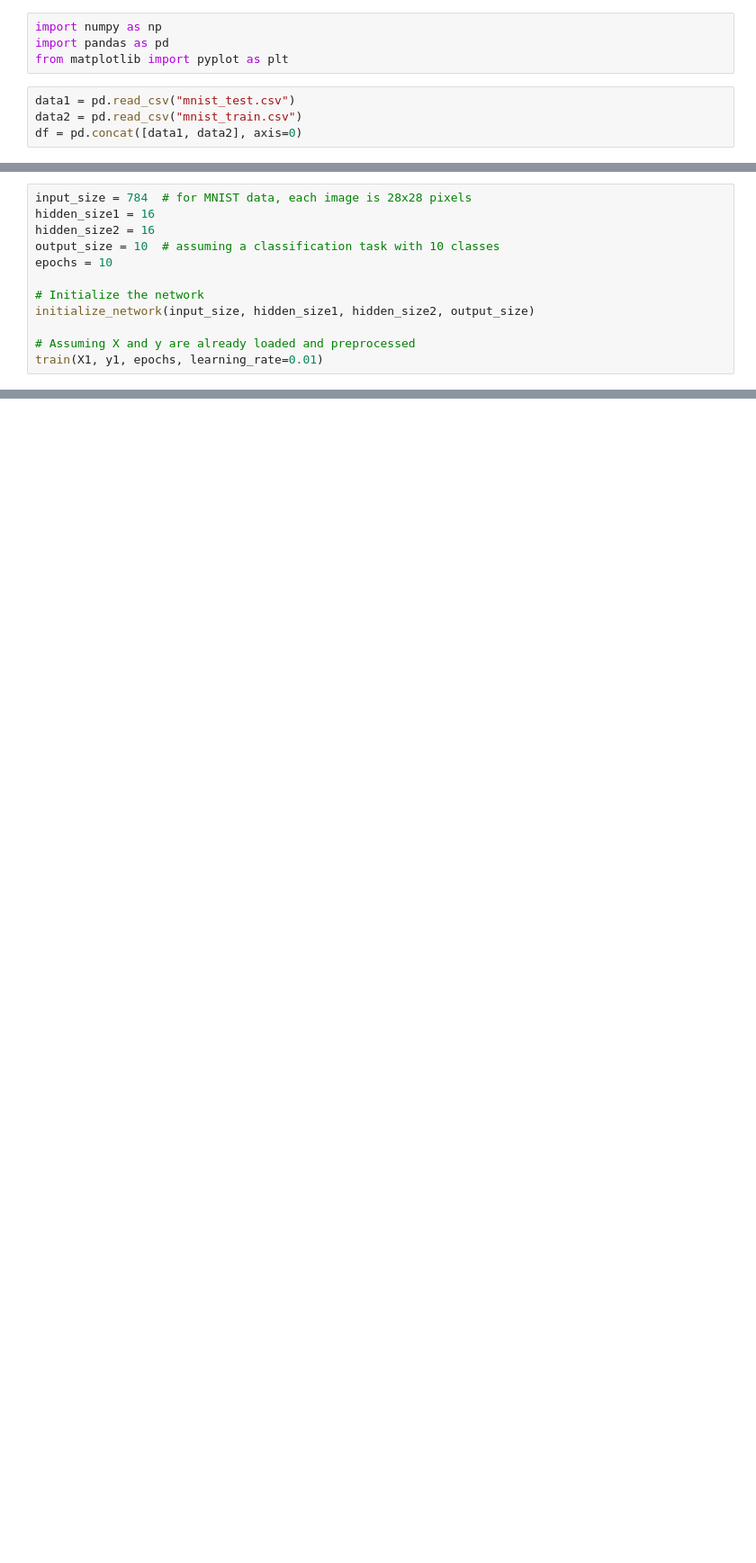
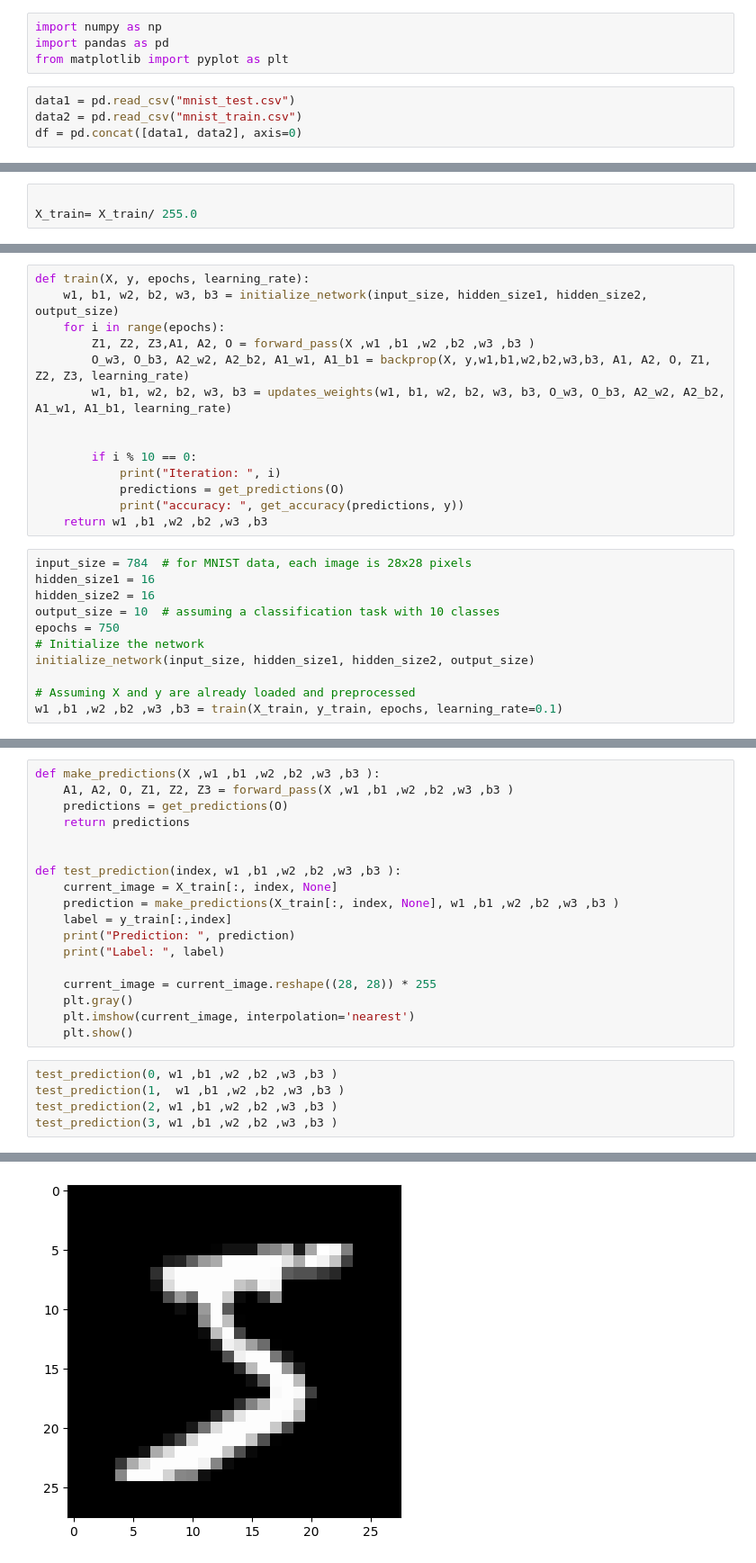
Before and after one commit to RedsAnalysis/Neural-network-on-paper-from-scratch-, a Jupyter notebook: Neural_network_using_numpy.ipynb, the cells around one changed output, grey strips where cells are left out. Shown at 90% size. Drawn from its saved outputs; the diff is of its cells as text; blank space fills up the shorter version.

```diff
--- a/Neural_network_using_numpy.ipynb
+++ b/Neural_network_using_numpy.ipynb
@@ -28,3 +85,6 @@ X_test, y_test = split_features_labels(data_test)
+# %%
+
+X_train= X_train/ 255.0
 # %%
 X_train.shape
 # %% [output]
@@ -186,13 +202,26 @@ sigmoid_derivative(output).shape
+# %%
+def train(X, y, epochs, learning_rate):
+    w1, b1, w2, b2, w3, b3 = initialize_network(input_size, hidden_size1, hidden_size2, output_size)
+    for i in range(epochs):
+        Z1, Z2, Z3,A1, A2, O = forward_pass(X ,w1 ,b1 ,w2 ,b2 ,w3 ,b3 )
+        O_w3, O_b3, A2_w2, A2_b2, A1_w1, A1_b1 = backprop(X, y,w1,b1,w2,b2,w3,b3, A1, A2, O, Z1, Z2, Z3, learning_rate)
+        w1, b1, w2, b2, w3, b3 = updates_weights(w1, b1, w2, b2, w3, b3, O_w3, O_b3, A2_w2, A2_b2, A1_w1, A1_b1, learning_rate)
+
+
+        if i % 10 == 0:
+            print("Iteration: ", i)
+            predictions = get_predictions(O)
+            print("accuracy: ", get_accuracy(predictions, y))
+    return w1 ,b1 ,w2 ,b2 ,w3 ,b3
 # %%
 input_size = 784  # for MNIST data, each image is 28x28 pixels
 hidden_size1 = 16
 hidden_size2 = 16
 output_size = 10  # assuming a classification task with 10 classes
-epochs = 10
-
+epochs = 750
 # Initialize the network
 initialize_network(input_size, hidden_size1, hidden_size2, output_size)
 
 # Assuming X and y are already loaded and preprocessed
-train(X1, y1, epochs, learning_rate=0.01)
+w1 ,b1 ,w2 ,b2 ,w3 ,b3 = train(X_train, y_train, epochs, learning_rate=0.1)
 # %% [output]
@@ -210,0 +245,24 @@ okay
+# %%
+def make_predictions(X ,w1 ,b1 ,w2 ,b2 ,w3 ,b3 ):
+    A1, A2, O, Z1, Z2, Z3 = forward_pass(X ,w1 ,b1 ,w2 ,b2 ,w3 ,b3 )
+    predictions = get_predictions(O)
+    return predictions
+
+
+def test_prediction(index, w1 ,b1 ,w2 ,b2 ,w3 ,b3 ):
+    current_image = X_train[:, index, None]
+    prediction = make_predictions(X_train[:, index, None], w1 ,b1 ,w2 ,b2 ,w3 ,b3 )
+    label = y_train[:,index]
+    print("Prediction: ", prediction)
+    print("Label: ", label)
+
+    current_image = current_image.reshape((28, 28)) * 255
+    plt.gray()
+    plt.imshow(current_image, interpolation='nearest')
+    plt.show()
+# %%
+test_prediction(0, w1 ,b1 ,w2 ,b2 ,w3 ,b3 )
+test_prediction(1,  w1 ,b1 ,w2 ,b2 ,w3 ,b3 )
+test_prediction(2, w1 ,b1 ,w2 ,b2 ,w3 ,b3 )
+test_prediction(3, w1 ,b1 ,w2 ,b2 ,w3 ,b3 )
+# %% [output]
@@ -210,0 +271 @@ okay
+[figure, added]
```
Also changed, not shown: parts of 46 cells of this notebook.
